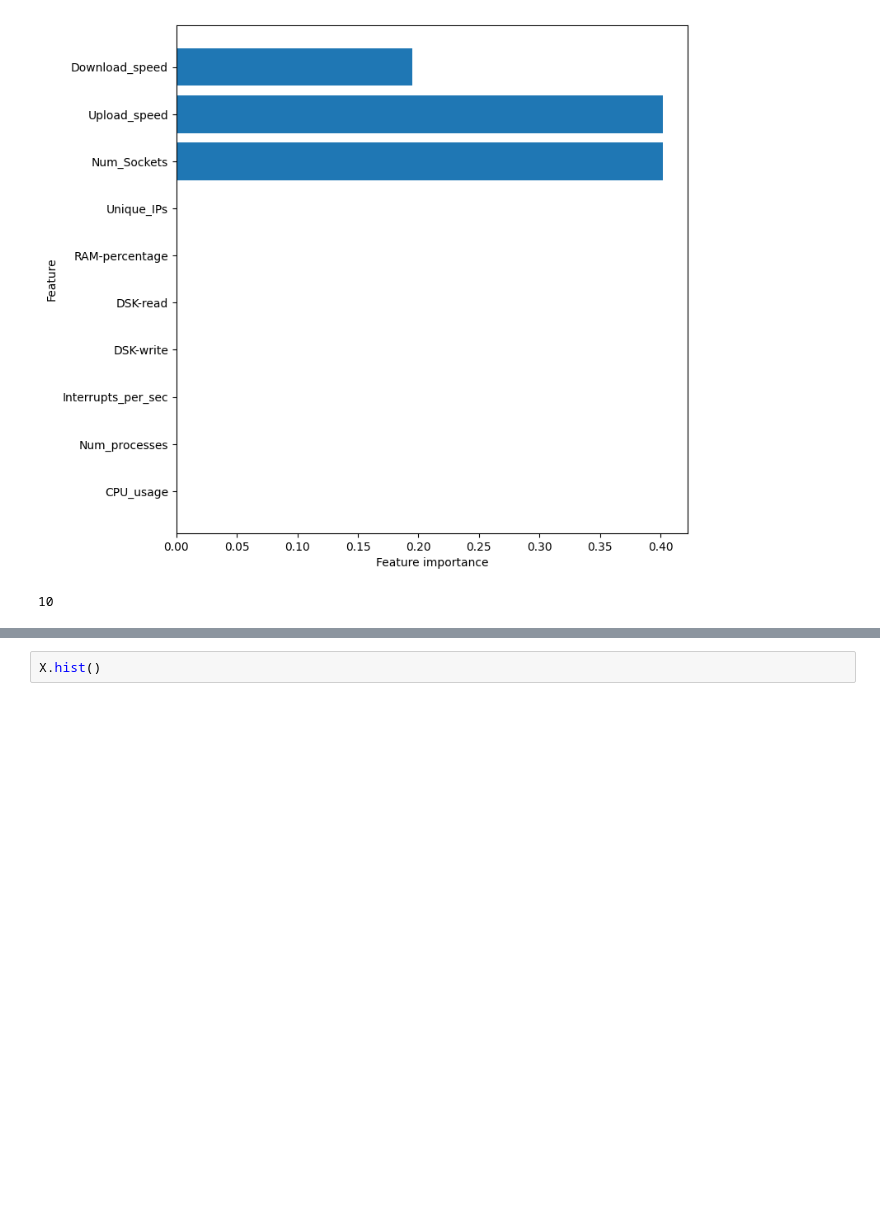
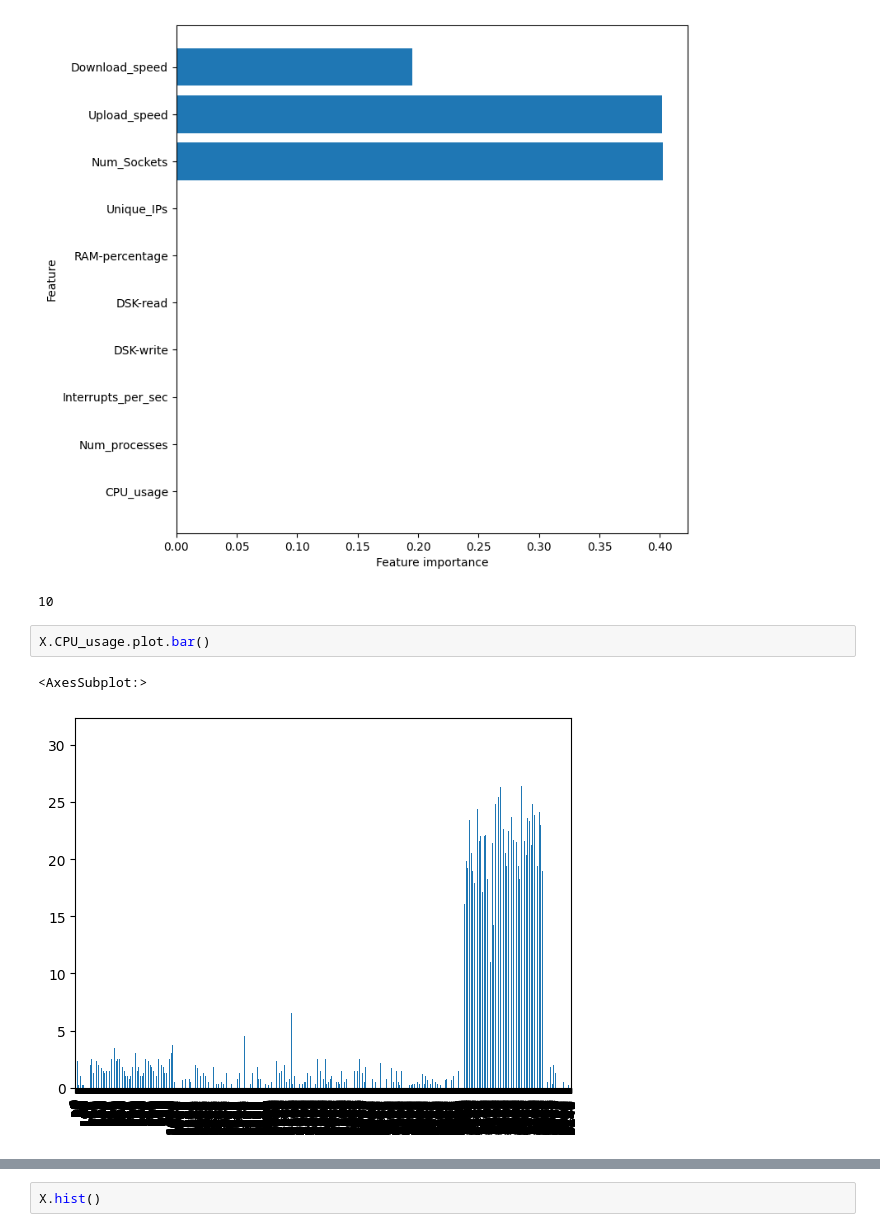
Before and after one commit to SmartSecLab/DDoS-detect., a Jupyter notebook: classifier.ipynb, the cells around one changed output, grey strips where cells are left out. Drawn from its saved outputs; the diff is of its cells as text; blank space fills up the shorter version.

```diff
--- a/classifier.ipynb
+++ b/classifier.ipynb
@@ -194,3 +195,8 @@ plot_feature_importances(clf, X)
 # %% [output]
 [figure]
 10
+# %%
+X.CPU_usage.plot.bar()
+# %% [output]
+<AxesSubplot:>
+[figure, added]
```
Also changed, not shown: parts of 4 cells of this notebook.
